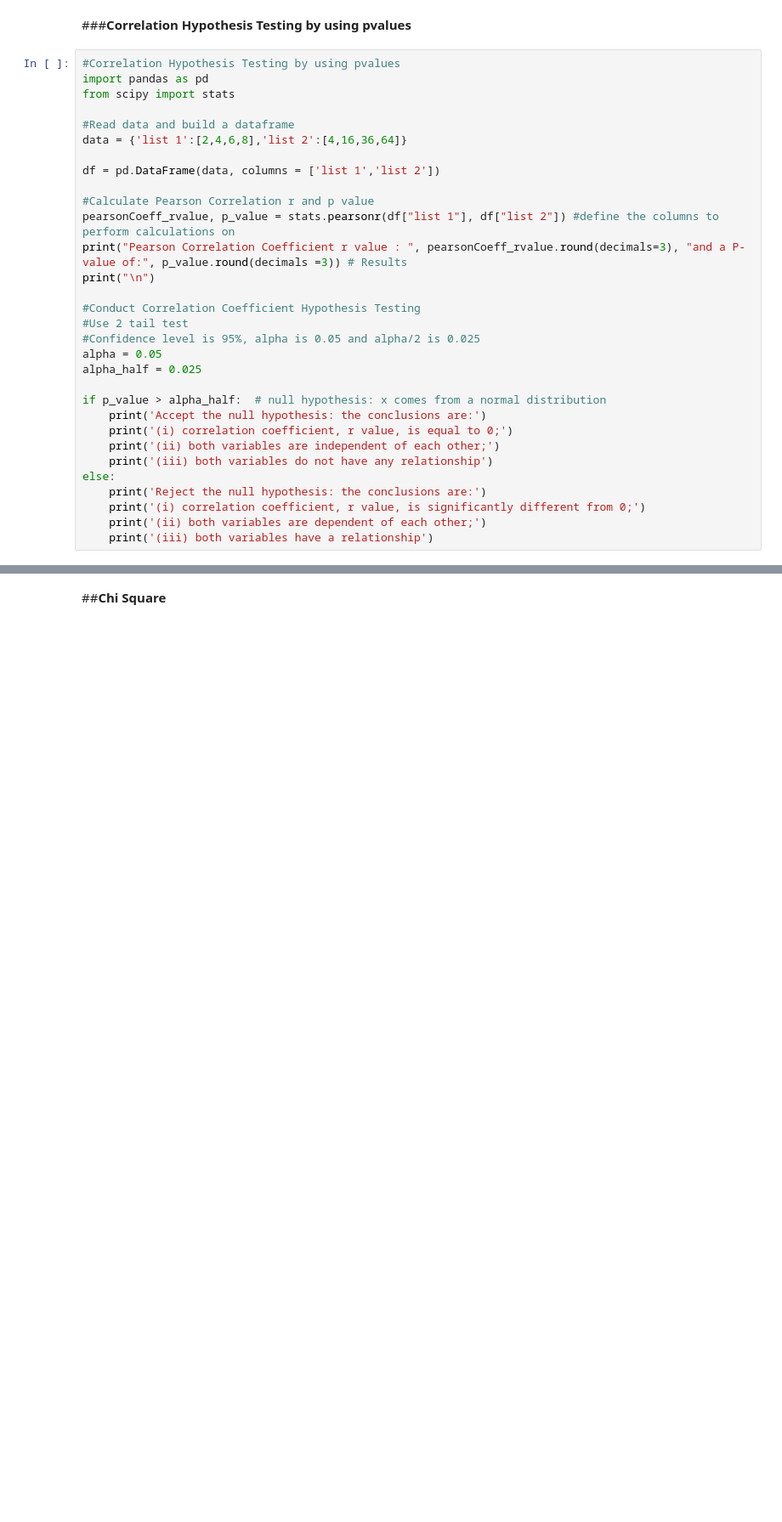
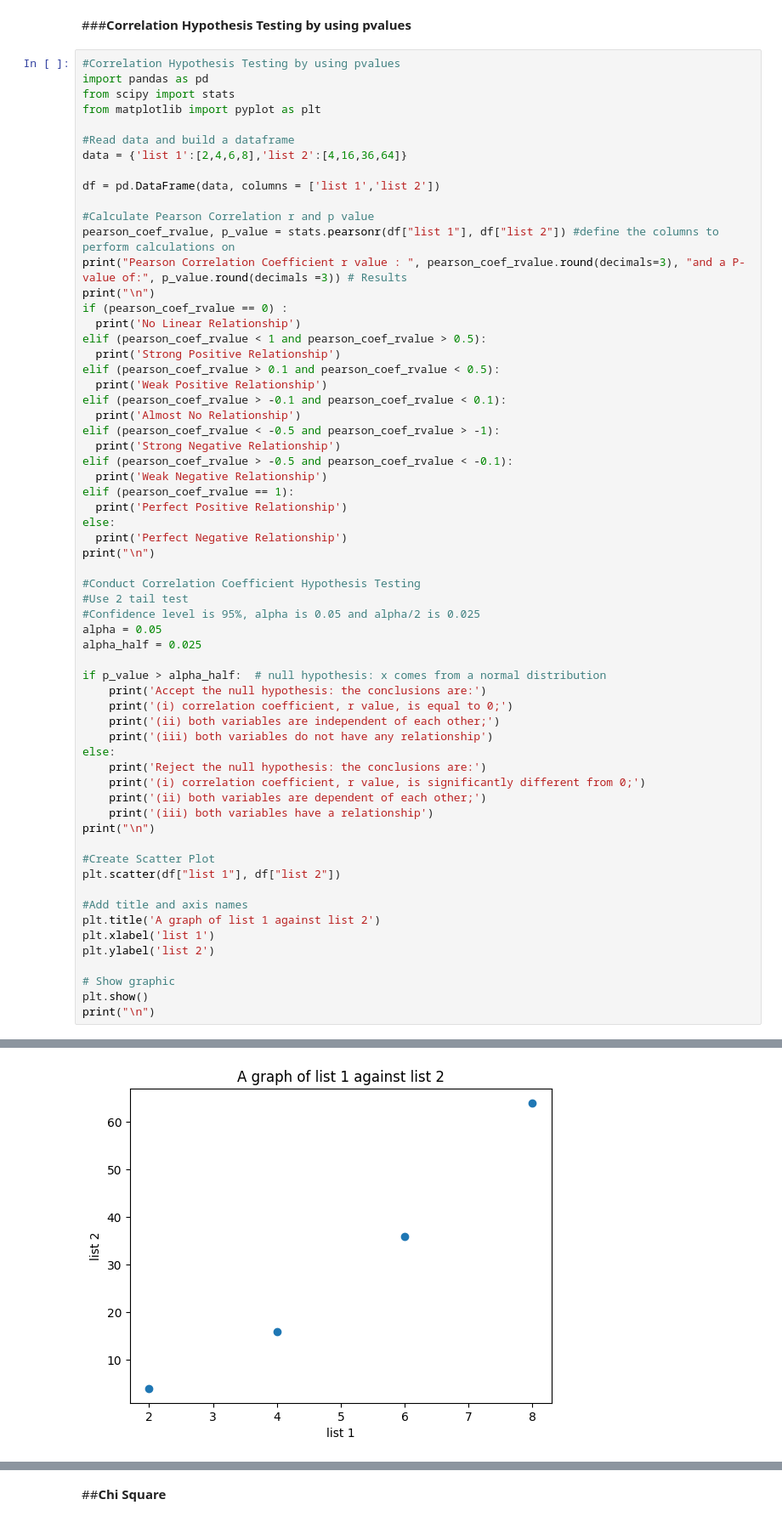
Before and after one commit to fosetorico/Data_Analytics, a Jupyter notebook: Inferencial_Statistics2.ipynb, the cells around one changed output, grey strips where cells are left out. Shown: that part at 85% size. Drawn from its saved outputs; the diff is of its cells as text; blank space fills up the shorter version.

```diff
--- a/Inferencial_Statistics2.ipynb
+++ b/Inferencial_Statistics2.ipynb
@@ -431,6 +431,7 @@ plt.show()
 #Correlation Hypothesis Testing by using pvalues
 import pandas as pd
 from scipy import stats
+from matplotlib import pyplot as plt
 
 #Read data and build a dataframe
 data = {'list 1':[2,4,6,8],'list 2':[4,16,36,64]}
@@ -438,8 +439,25 @@ data = {'list 1':[2,4,6,8],'list 2':[4,16,36,64]}
 df = pd.DataFrame(data, columns = ['list 1','list 2'])
 
 #Calculate Pearson Correlation r and p value
-pearsonCoeff_rvalue, p_value = stats.pearsonr(df["list 1"], df["list 2"]) #define the columns to perform calculations on
-print("Pearson Correlation Coefficient r value : ", pearsonCoeff_rvalue.round(decimals=3), "and a P-value of:", p_value.round(decimals =3)) # Results
+pearson_coef_rvalue, p_value = stats.pearsonr(df["list 1"], df["list 2"]) #define the columns to perform calculations on
+print("Pearson Correlation Coefficient r value : ", pearson_coef_rvalue.round(decimals=3), "and a P-value of:", p_value.round(decimals =3)) # Results
+print("\n")
+if (pearson_coef_rvalue == 0) :
+  print('No Linear Relationship')
+elif (pearson_coef_rvalue < 1 and pearson_coef_rvalue > 0.5):
+  print('Strong Positive Relationship')
+elif (pearson_coef_rvalue > 0.1 and pearson_coef_rvalue < 0.5):
+  print('Weak Positive Relationship')
+elif (pearson_coef_rvalue > -0.1 and pearson_coef_rvalue < 0.1):
+  print('Almost No Relationship')
+elif (pearson_coef_rvalue < -0.5 and pearson_coef_rvalue > -1):
+  print('Strong Negative Relationship')
+elif (pearson_coef_rvalue > -0.5 and pearson_coef_rvalue < -0.1):
+  print('Weak Negative Relationship')
+elif (pearson_coef_rvalue == 1):
+  print('Perfect Positive Relationship')
+else:
+  print('Perfect Negative Relationship')
 print("\n")
 
 #Conduct Correlation Coefficient Hypothesis Testing
@@ -458,5 +476,18 @@ else:
     print('(i) correlation coefficient, r value, is significantly different from 0;')
     print('(ii) both variables are dependent of each other;')
     print('(iii) both variables have a relationship')
+print("\n")
+
+#Create Scatter Plot
+plt.scatter(df["list 1"], df["list 2"])
+
+#Add title and axis names
+plt.title('A graph of list 1 against list 2')
+plt.xlabel('list 1')
+plt.ylabel('list 2')
+
+# Show graphic
+plt.show()
+print("\n")
 # %% [output]
 Pearson Correlation Coefficient r value :  0.984 and a P-value of: 0.016
@@ -463,9 +497,10 @@ Pearson Correlation Coefficient r value :  0.984 and a P-value of: 0.016
 
 
 Reject the null hypothesis: the conclusions are:
 (i) correlation coefficient, r value, is significantly different from 0;
 (ii) both variables are dependent of each other;
 (iii) both variables have a relationship
+[figure, added]
 # %%
 #Correlation Coefficient (r) and Hypothesis Testing by using pvalues
 import pandas as pd
```
Also changed, not shown: parts of 3 cells of this notebook.
